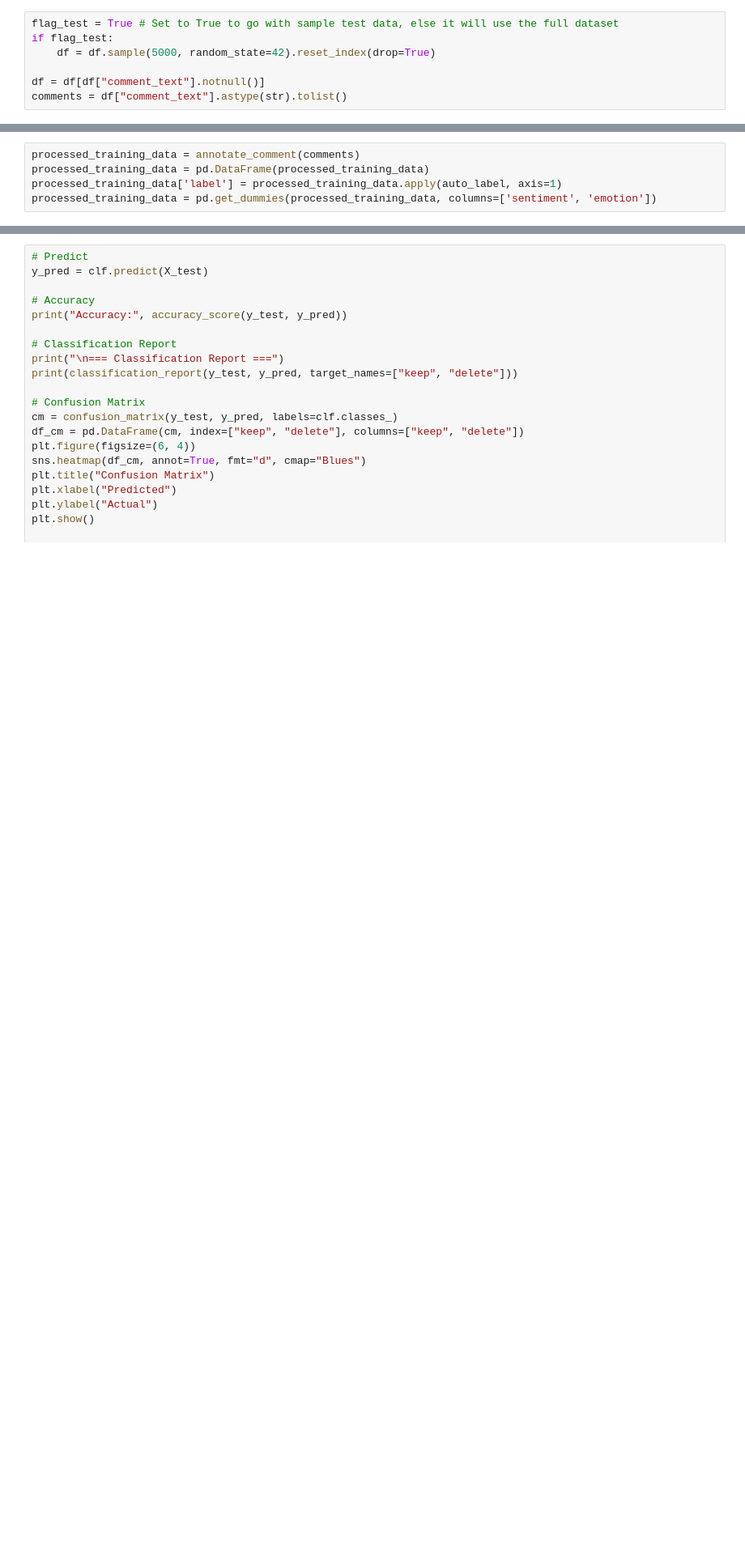
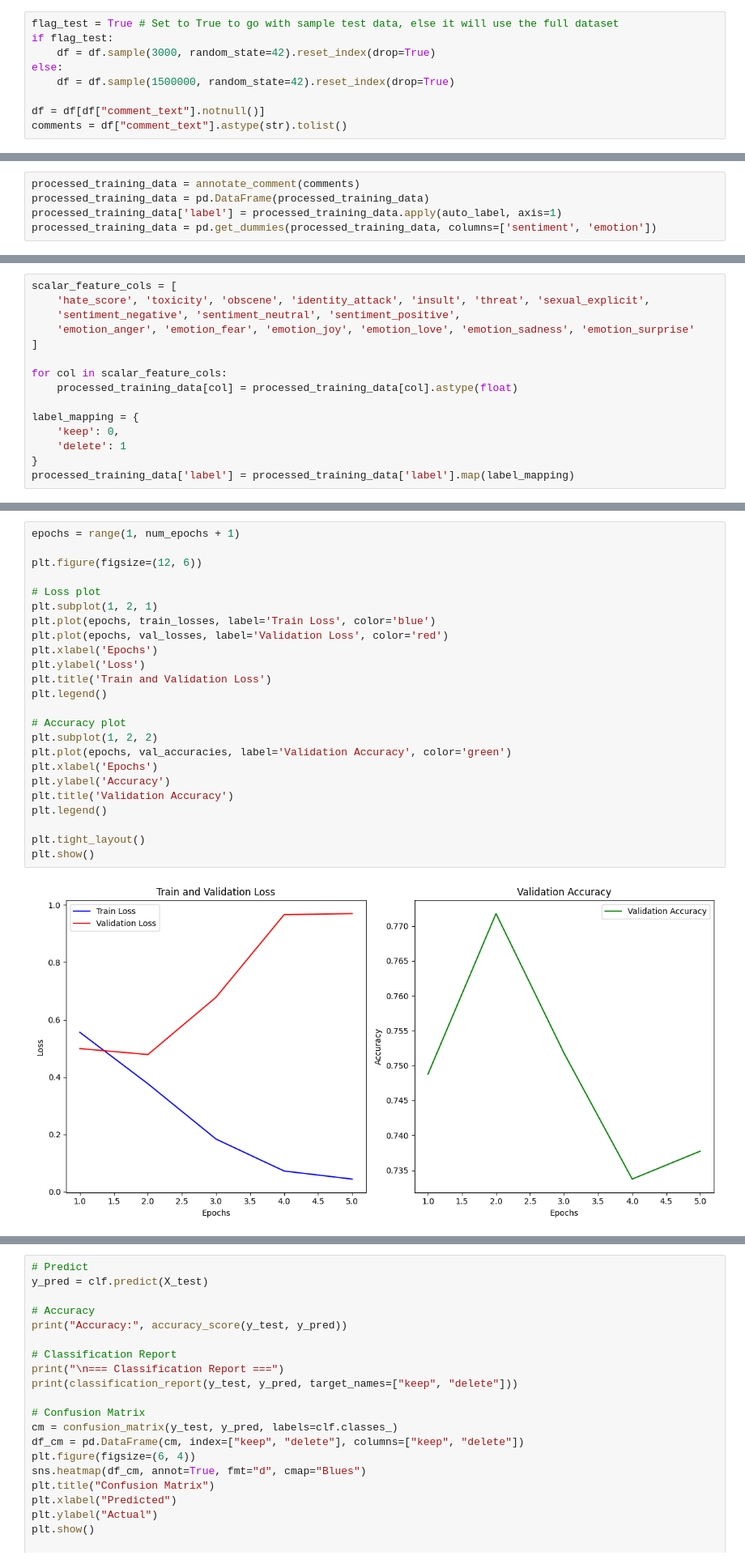
Before and after one commit to Friederi/IE403.P21-NLPmodel, a Jupyter notebook: Ensemble_Model.ipynb, the cells around one changed output, grey strips where cells are left out. Shown at 81% size. Cells and saved outputs as stored; diff of their text form; blank space fills up the shorter version.

```diff
--- a/Ensemble_Model.ipynb
+++ b/Ensemble_Model.ipynb
@@ -61,7 +77,9 @@ df.head()
 # %%
 flag_test = True # Set to True to go with sample test data, else it will use the full dataset
 if flag_test:
-    df = df.sample(5000, random_state=42).reset_index(drop=True)
+    df = df.sample(3000, random_state=42).reset_index(drop=True)
+else:
+    df = df.sample(1500000, random_state=42).reset_index(drop=True)
 
 df = df[df["comment_text"].notnull()]
 comments = df["comment_text"].astype(str).tolist()
@@ -92,0 +117,15 @@ memory usage: 395.1+ KB
+# %%
+scalar_feature_cols = [
+    'hate_score', 'toxicity', 'obscene', 'identity_attack', 'insult', 'threat', 'sexual_explicit',
+    'sentiment_negative', 'sentiment_neutral', 'sentiment_positive',
+    'emotion_anger', 'emotion_fear', 'emotion_joy', 'emotion_love', 'emotion_sadness', 'emotion_surprise'
+]
+
+for col in scalar_feature_cols:
+    processed_training_data[col] = processed_training_data[col].astype(float)
+
+label_mapping = {
+    'keep': 0,
+    'delete': 1
+}
+processed_training_data['label'] = processed_training_data['label'].map(label_mapping)
@@ -92,0 +320,26 @@ memory usage: 395.1+ KB
+# %%
+epochs = range(1, num_epochs + 1)
+
+plt.figure(figsize=(12, 6))
+
+# Loss plot
+plt.subplot(1, 2, 1)
+plt.plot(epochs, train_losses, label='Train Loss', color='blue')
+plt.plot(epochs, val_losses, label='Validation Loss', color='red')
+plt.xlabel('Epochs')
+plt.ylabel('Loss')
+plt.title('Train and Validation Loss')
+plt.legend()
+
+# Accuracy plot
+plt.subplot(1, 2, 2)
+plt.plot(epochs, val_accuracies, label='Validation Accuracy', color='green')
+plt.xlabel('Epochs')
+plt.ylabel('Accuracy')
+plt.title('Validation Accuracy')
+plt.legend()
+
+plt.tight_layout()
+plt.show()
+# %% [output]
+[figure, added]
```
Also changed, not shown: parts of 37 cells of this notebook, 2 other files.
